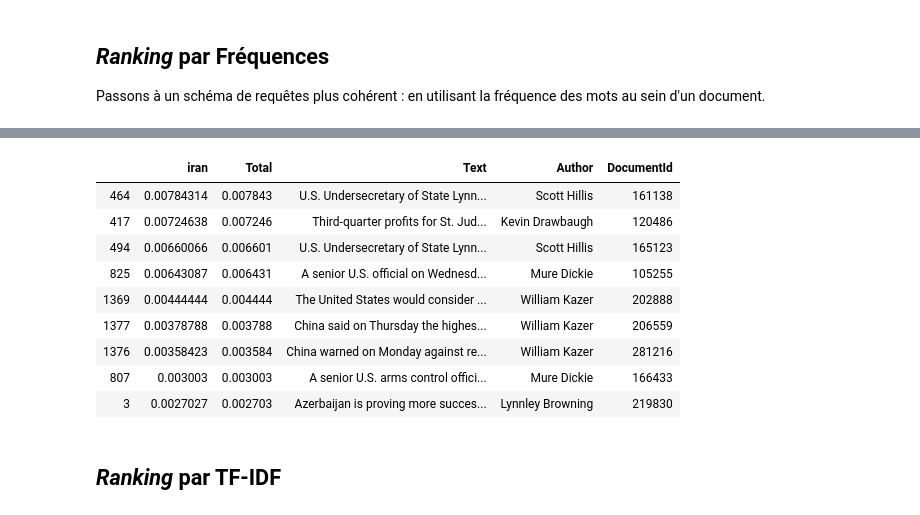
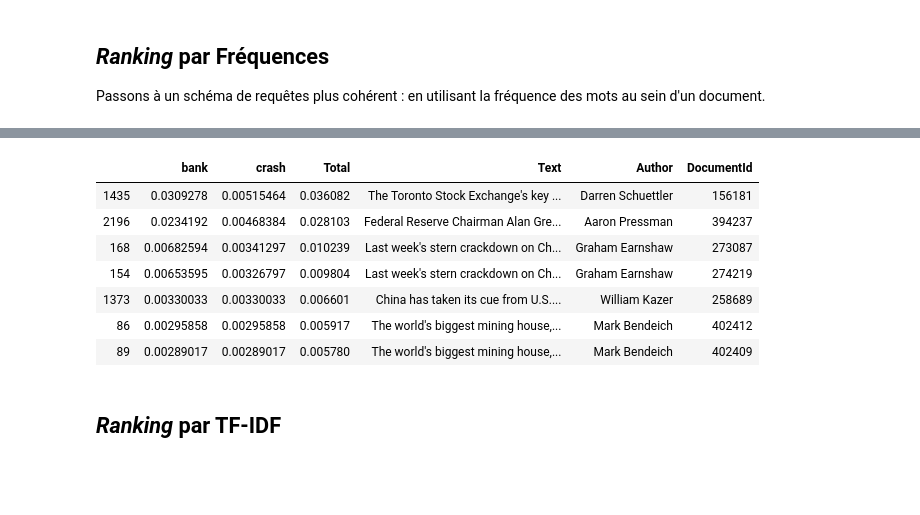
Before and after one commit to Barenn/Indexation-Web-TP, a Jupyter notebook: tp1.ipynb, the cells around one changed output, grey strips where cells are left out. Saved outputs shown, nothing was run; the diff lists cells and outputs as text; code cells hidden in the pictures; blank space fills up the shorter version.

```diff
--- a/tp1.ipynb
+++ b/tp1.ipynb
@@ -237,7 +237,7 @@ Wall time: 48.7 ms
 Passons à un schéma de requêtes plus cohérent : en utilisant la fréquence des mots au sein d'un document.
 # %%
 %%time
-query = "iran"
+query = "bank crash"
 df = query_by_frequences(query, index, texts)
 df
 # %% [output]
@@ -246,13 +246,11 @@ Wall time: 400 ms
-|  | iran | Total | Text | Author | DocumentId |
-| 464 | 0.00784314 | 0.007843 | U.S. Undersecretary of State Lynn... | Scott Hillis | 161138 |
-| 417 | 0.00724638 | 0.007246 | Third-quarter profits for St. Jud... | Kevin Drawbaugh | 120486 |
-| 494 | 0.00660066 | 0.006601 | U.S. Undersecretary of State Lynn... | Scott Hillis | 165123 |
-| 825 | 0.00643087 | 0.006431 | A senior U.S. official on Wednesd... | Mure Dickie | 105255 |
-| 1369 | 0.00444444 | 0.004444 | The United States would consider ... | William Kazer | 202888 |
-| 1377 | 0.00378788 | 0.003788 | China said on Thursday the highes... | William Kazer | 206559 |
-| 1376 | 0.00358423 | 0.003584 | China warned on Monday against re... | William Kazer | 281216 |
-| 807 | 0.003003 | 0.003003 | A senior U.S. arms control offici... | Mure Dickie | 166433 |
-| 3 | 0.0027027 | 0.002703 | Azerbaijan is proving more succes... | Lynnley Browning | 219830 |
+|  | bank | crash | Total | Text | Author | DocumentId |
+| 1435 | 0.0309278 | 0.00515464 | 0.036082 | The Toronto Stock Exchange's key ... | Darren Schuettler | 156181 |
+| 2196 | 0.0234192 | 0.00468384 | 0.028103 | Federal Reserve Chairman Alan Gre... | Aaron Pressman | 394237 |
+| 168 | 0.00682594 | 0.00341297 | 0.010239 | Last week's stern crackdown on Ch... | Graham Earnshaw | 273087 |
+| 154 | 0.00653595 | 0.00326797 | 0.009804 | Last week's stern crackdown on Ch... | Graham Earnshaw | 274219 |
+| 1373 | 0.00330033 | 0.00330033 | 0.006601 | China has taken its cue from U.S.... | William Kazer | 258689 |
+| 86 | 0.00295858 | 0.00295858 | 0.005917 | The world's biggest mining house,... | Mark Bendeich | 402412 |
+| 89 | 0.00289017 | 0.00289017 | 0.005780 | The world's biggest mining house,... | Mark Bendeich | 402409 |
 # %% [markdown]
 ## _Ranking_ par TF-IDF
 # %%
```
Also changed, not shown: parts of 9 cells of this notebook.
